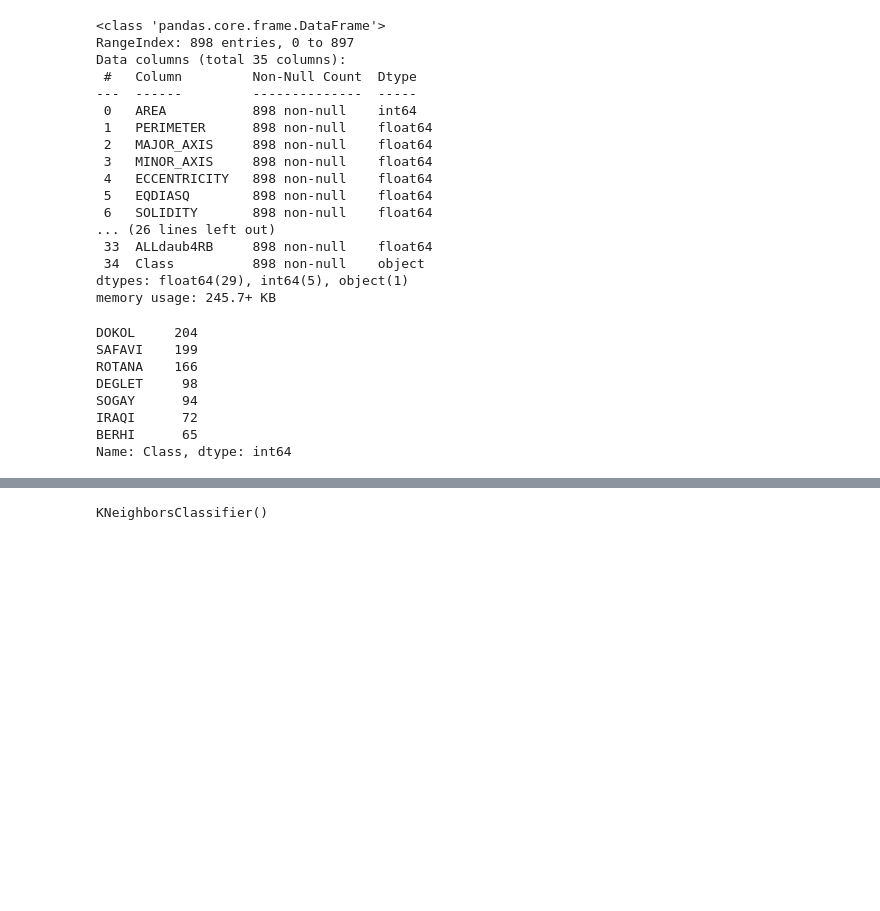
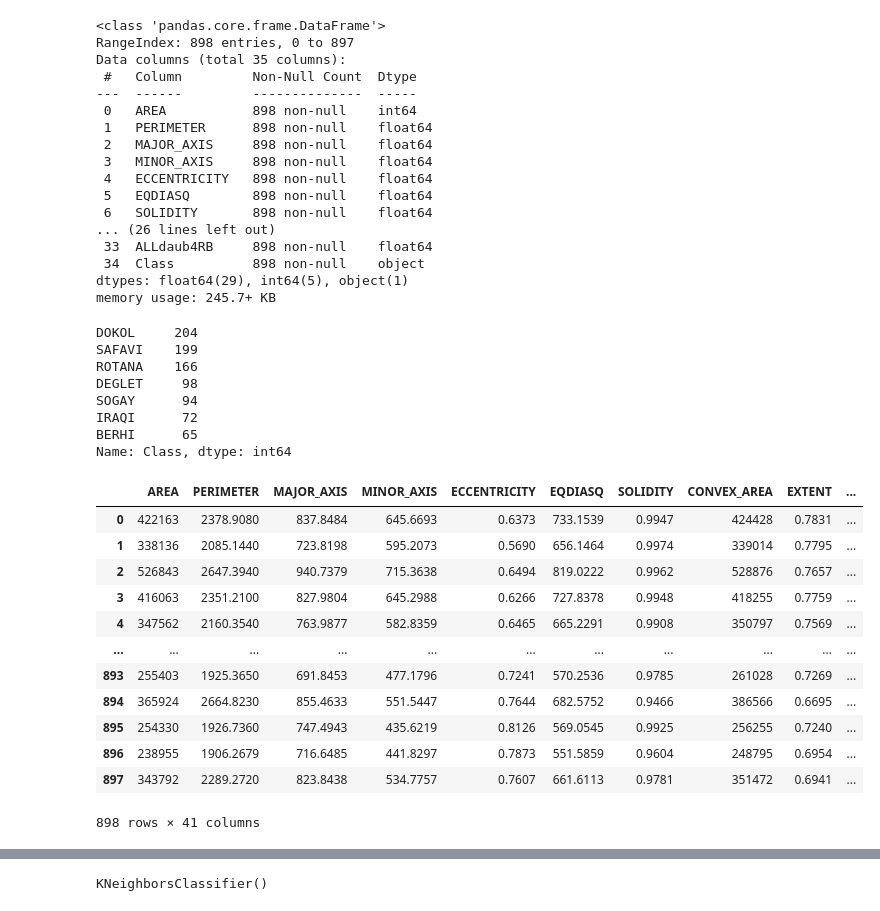
Before and after one commit to JosimarGon/practices, a Jupyter notebook: Data_Fruit_Datasets.ipynb, the cells around one changed output, grey strips where cells are left out. Drawn from its saved outputs; the diff is of its cells as text; code cells hidden in the pictures; blank space fills up the shorter version.

```diff
--- a/Data_Fruit_Datasets.ipynb
+++ b/Data_Fruit_Datasets.ipynb
@@ -50,3 +50,21 @@ SOGAY      94
 IRAQI      72
 BERHI      65
 Name: Class, dtype: int64
+# %%
+dum_df = pd.get_dummies(df, columns=['Class'], prefix=["var_is"] )
+
+dum_df
+# %% [output]
+|  | AREA | PERIMETER | MAJOR_AXIS | MINOR_AXIS | ECCENTRICITY | EQDIASQ | SOLIDITY | CONVEX_AREA | EXTENT | ... |
+| 0 | 422163 | 2378.9080 | 837.8484 | 645.6693 | 0.6373 | 733.1539 | 0.9947 | 424428 | 0.7831 | ... |
+| 1 | 338136 | 2085.1440 | 723.8198 | 595.2073 | 0.5690 | 656.1464 | 0.9974 | 339014 | 0.7795 | ... |
+| 2 | 526843 | 2647.3940 | 940.7379 | 715.3638 | 0.6494 | 819.0222 | 0.9962 | 528876 | 0.7657 | ... |
+| 3 | 416063 | 2351.2100 | 827.9804 | 645.2988 | 0.6266 | 727.8378 | 0.9948 | 418255 | 0.7759 | ... |
+| 4 | 347562 | 2160.3540 | 763.9877 | 582.8359 | 0.6465 | 665.2291 | 0.9908 | 350797 | 0.7569 | ... |
+| ... | ... | ... | ... | ... | ... | ... | ... | ... | ... | ... |
+| 893 | 255403 | 1925.3650 | 691.8453 | 477.1796 | 0.7241 | 570.2536 | 0.9785 | 261028 | 0.7269 | ... |
+| 894 | 365924 | 2664.8230 | 855.4633 | 551.5447 | 0.7644 | 682.5752 | 0.9466 | 386566 | 0.6695 | ... |
+| 895 | 254330 | 1926.7360 | 747.4943 | 435.6219 | 0.8126 | 569.0545 | 0.9925 | 256255 | 0.7240 | ... |
+| 896 | 238955 | 1906.2679 | 716.6485 | 441.8297 | 0.7873 | 551.5859 | 0.9604 | 248795 | 0.6954 | ... |
+| 897 | 343792 | 2289.2720 | 823.8438 | 534.7757 | 0.7607 | 661.6113 | 0.9781 | 351472 | 0.6941 | ... |
+898 rows × 41 columns
```
Also changed, not shown: parts of 8 cells of this notebook.
